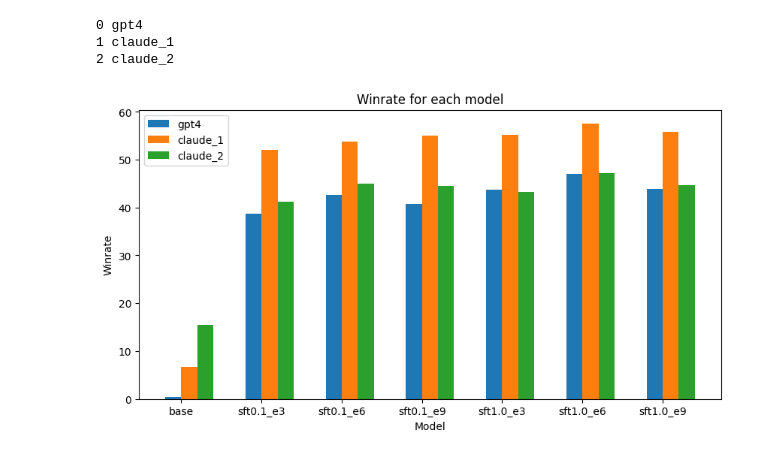
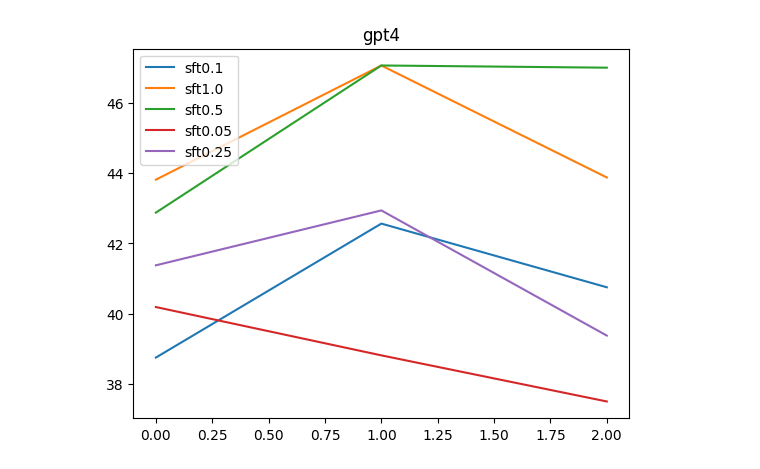
Before and after one commit to architsharma97/dpo-rlaif, a Jupyter notebook: collect_scaling_data.ipynb, the cells around one changed output. Saved outputs shown, nothing was run; the diff lists cells and outputs as text; code cells hidden in the pictures.

Commit message:
syncing plotting file

```diff
--- a/collect_scaling_data.ipynb
+++ b/collect_scaling_data.ipynb
@@ -15,7 +20,7 @@ eval_list = ['gpt4', 'claude_1', 'claude_2']
 # %%
 print(all_dpo_dirs)
 winrate = {}
-for cdir in base_eval_dir + all_sft_dirs + all_dpo_dirs:
+for cdir in all_dpo_dirs:
     try:
         name = open(os.path.join(cdir, 'name.txt')).read().splitlines()[0]
     except:
@@ -52,22 +50,34 @@ claude_2 score for llama7b_sft1.0_e9: 44.75
-# %%
-# plot the winrate for each model
-
-fig, ax = plt.subplots(figsize=(10, 5))
-width = 0.2
-x = np.arange(len(winrate.keys()))
-for i, eval in enumerate(eval_list):
-    print(i, eval)
-    ax.bar(x + width*i, [winrate[name][eval] for name in winrate.keys()], width, label=eval)
-ax.set_xticks(x + width/2)
-label_keys = [key[len('llama7b_'):] for key in list(winrate.keys())]
-ax.set_xticklabels(label_keys)
-ax.legend()
-ax.set_ylabel('Winrate')
-ax.set_xlabel('Model')
-ax.set_title('Winrate for each model')
-plt.show()
-# %% [output]
-0 gpt4
-1 claude_1
-2 claude_2
-[figure, removed]
+# %%
+# save the winrate dict
+if save_win_dict:
+    with open(os.path.join(eval_dir,'sft_winrate.pkl'), 'wb') as f:
+        pickle.dump(winrate, f)
+
+if load_win_dict:
+    winrate_addn = pickle.load(open(os.path.join(eval_dir, 'sft_winrate.pkl'), 'rb'))
+    winrate = {**winrate, **winrate_addn}
+
+winrate_per_model = {}
+for key in winrate.keys():
+    if key == 'llama7b_base':
+        continue
+    model_name = key[len('llama7b_'):-3]
+    if model_name not in winrate_per_model.keys():
+        winrate_per_model[model_name] = {}
+    for eval in eval_list:
+        if eval not in winrate_per_model[model_name].keys():
+            winrate_per_model[model_name][eval] = []
+        winrate_per_model[model_name][eval].append(winrate[key][eval])
+
+# plot winrate for every model over training epochs
+plt.figure()
+for model_name in winrate_per_model.keys():
+    for eval in ['gpt4']:
+        plt.plot(winrate_per_model[model_name][eval], label=model_name)
+    plt.legend()
+    plt.title(eval)
+    # plt.savefig(os.path.join(eval_dir, f'{model_name}_winrate.png'))
+
+plt.show()
+# %% [output]
+[figure, added]
```
Also changed, not shown: parts of 2 cells of this notebook.
